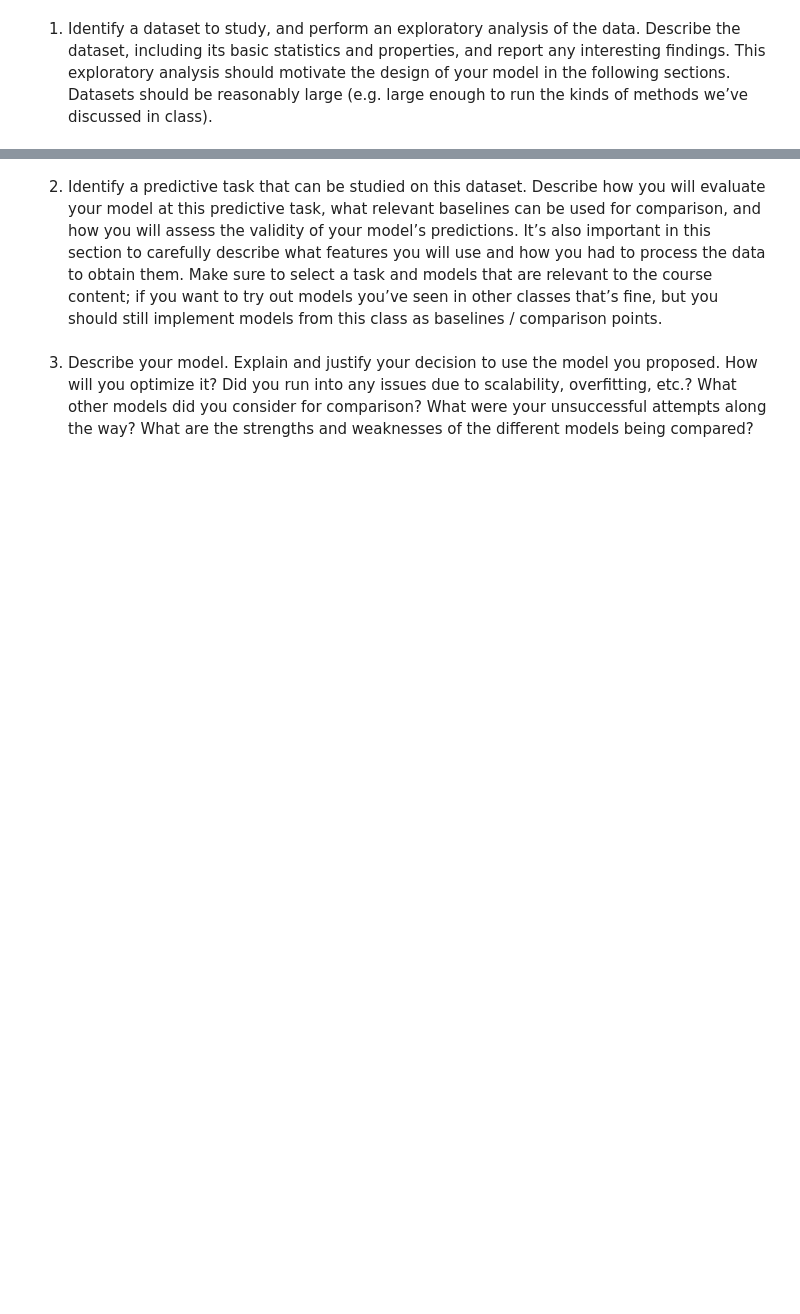
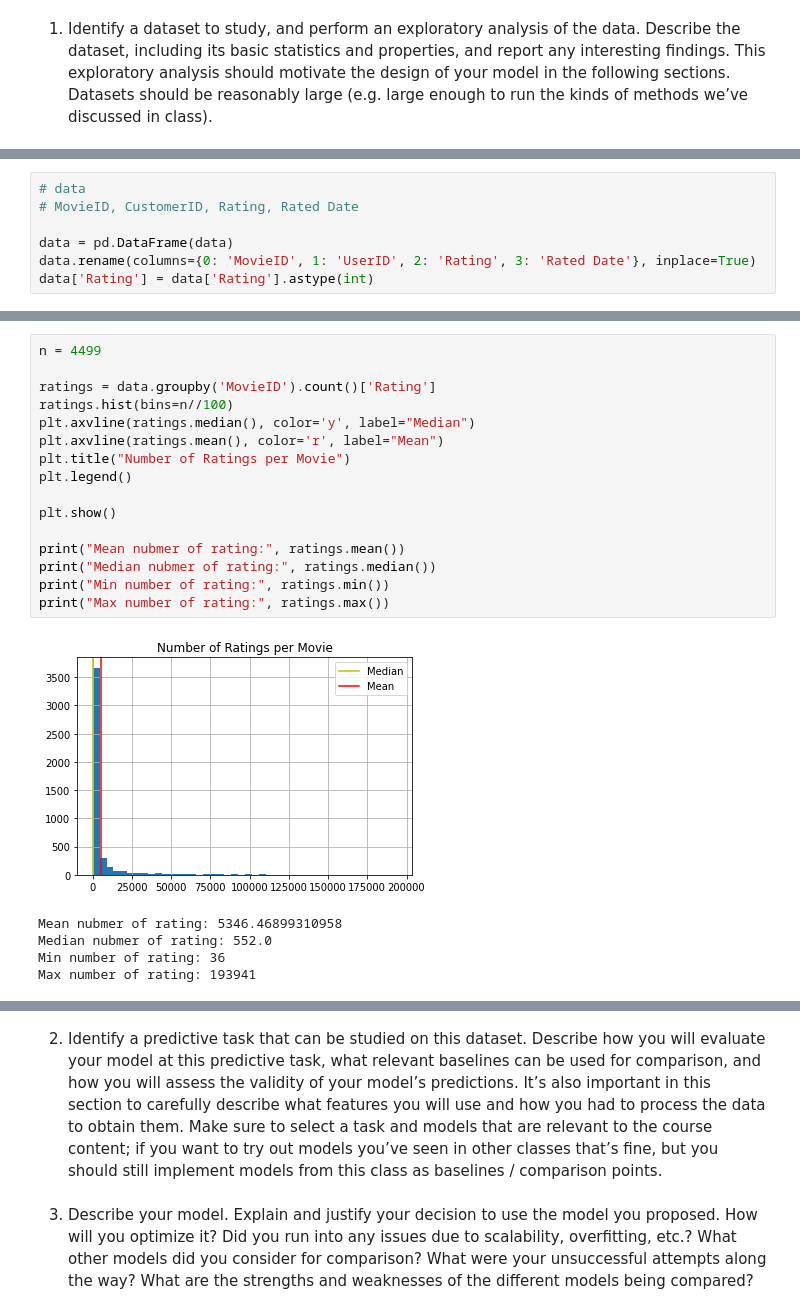
Before and after one commit to KaiMJ/netflix-recommendation, a Jupyter notebook: display.ipynb, the cells around one changed output, grey strips where cells are left out. Drawn from its saved outputs; the diff is of its cells as text; blank space fills up the shorter version.

```diff
--- a/display.ipynb
+++ b/display.ipynb
@@ -6,0 +58,7 @@ class).
+# %%
+# data
+# MovieID, CustomerID, Rating, Rated Date
+
+data = pd.DataFrame(data)
+data.rename(columns={0: 'MovieID', 1: 'UserID', 2: 'Rating', 3: 'Rated Date'}, inplace=True)
+data['Rating'] = data['Rating'].astype(int)
@@ -6,0 +111,22 @@ class).
+# %%
+n = 4499
+
+ratings = data.groupby('MovieID').count()['Rating']
+ratings.hist(bins=n//100)
+plt.axvline(ratings.median(), color='y', label="Median")
+plt.axvline(ratings.mean(), color='r', label="Mean")
+plt.title("Number of Ratings per Movie")
+plt.legend()
+
+plt.show()
+
+print("Mean nubmer of rating:", ratings.mean())
+print("Median nubmer of rating:", ratings.median())
+print("Min number of rating:", ratings.min())
+print("Max number of rating:", ratings.max())
+# %% [output]
+[figure, added]
+Mean nubmer of rating: 5346.46899310958
+Median nubmer of rating: 552.0
+Min number of rating: 36
+Max number of rating: 193941
```
Also changed, not shown: parts of 14 cells of this notebook, 1 other file.
